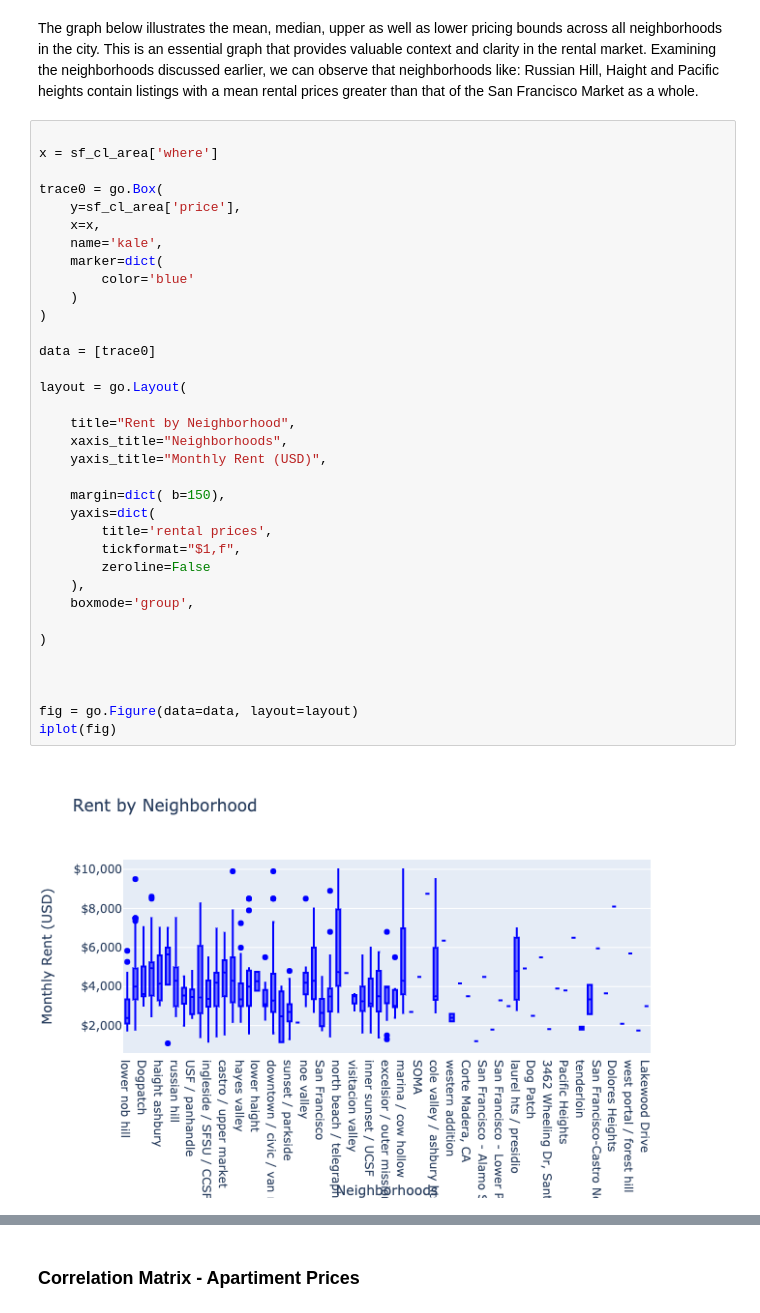
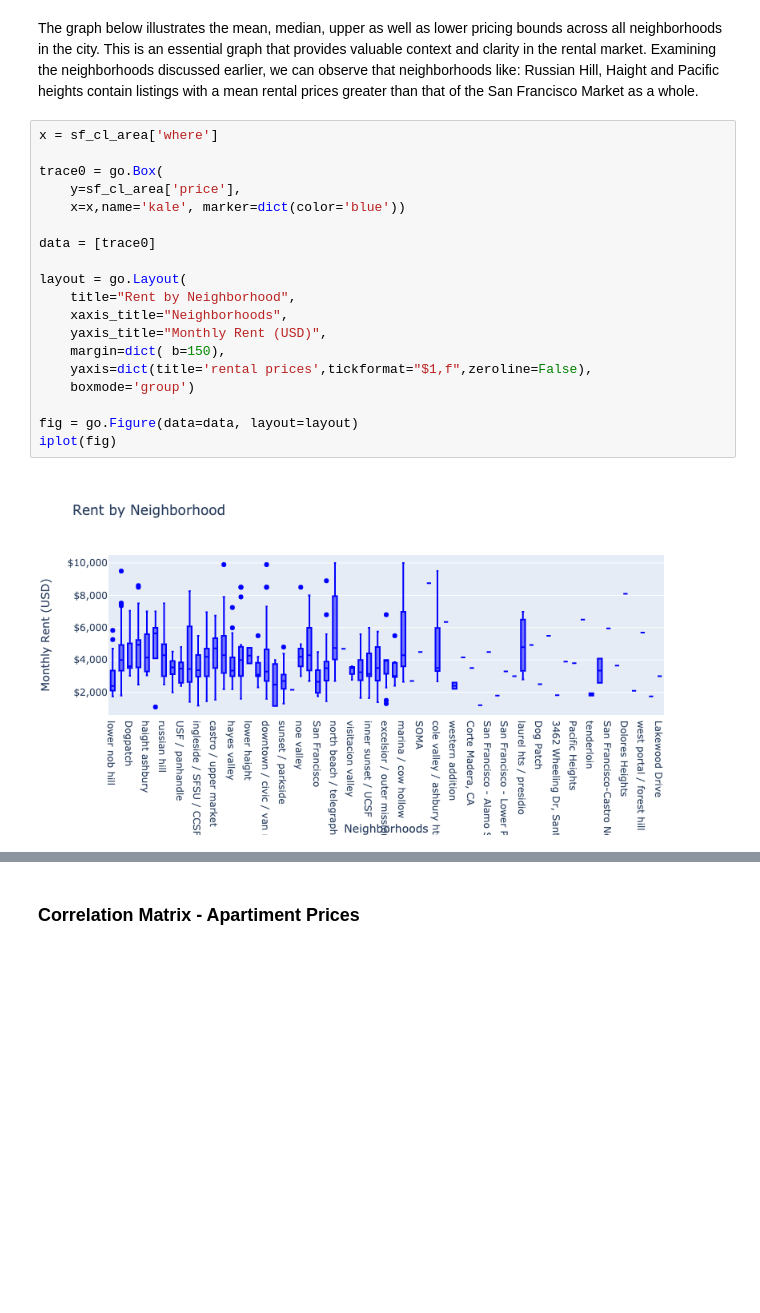
Before and after one commit to Brianmoore0/SF-Apartment-Finder, a Jupyter notebook: SF Apartment Finder.ipynb, the cells around one changed output, grey strips where cells are left out. Saved outputs shown, nothing was run; the diff lists cells and outputs as text; blank space fills up the shorter version.

```diff
--- a/SF Apartment Finder.ipynb
+++ b/SF Apartment Finder.ipynb
@@ -548,40 +552,24 @@ iplot(fig)
 # %% [markdown]
 The graph below illustrates the mean, median, upper as well as lower pricing bounds across all neighborhoods in the city. This is an essential graph that provides valuable context and clarity in the rental market. Examining the neighborhoods discussed earlier, we can observe that neighborhoods like: Russian Hill, Haight and Pacific heights contain listings with a mean rental prices greater than that of the San Francisco Market as a whole.
 # %%
-
 x = sf_cl_area['where']
 
 trace0 = go.Box(
     y=sf_cl_area['price'],
-    x=x,
-    name='kale',
-    marker=dict(
-        color='blue'
-    )
-)
+    x=x,name='kale', marker=dict(color='blue'))
 
 data = [trace0]
 
 layout = go.Layout(
-
     title="Rent by Neighborhood",
     xaxis_title="Neighborhoods",
     yaxis_title="Monthly Rent (USD)",
-
     margin=dict( b=150),
-    yaxis=dict(
-        title='rental prices',
-        tickformat="$1,f",
-        zeroline=False
-    ),
-    boxmode='group',
-
-)
-
-
+    yaxis=dict(title='rental prices',tickformat="$1,f",zeroline=False),
+    boxmode='group')
 
 fig = go.Figure(data=data, layout=layout)
 iplot(fig)
 # %% [output]
-[figure, old version]
+[figure, new version]
 # %%
```
Also changed, not shown: parts of 26 cells of this notebook.
